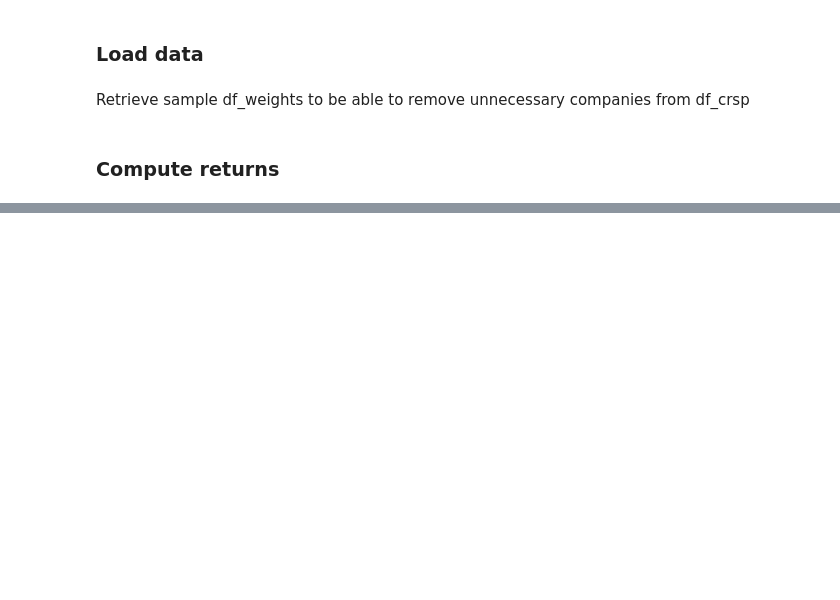
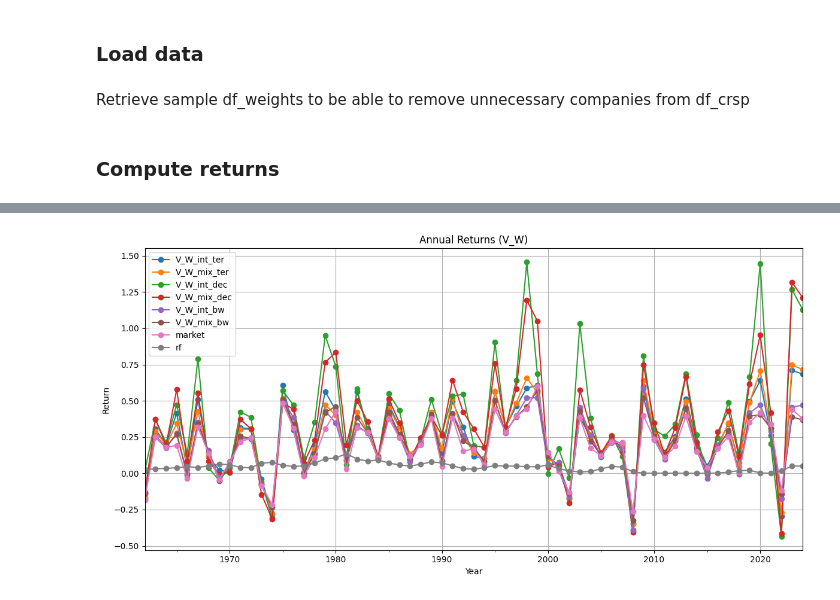
Before and after one commit to christopher-dybdahl/integrated-portfolio-factor-allocation, a Jupyter notebook: notebooks/strategy_returns.ipynb, the cells around one changed output, grey strips where cells are left out. Drawn from its saved outputs; the diff is of its cells as text; code cells hidden in the pictures; blank space fills up the shorter version.

```diff
--- a/notebooks/strategy_returns.ipynb
+++ b/notebooks/strategy_returns.ipynb
@@ -115,0 +148,15 @@ df_ir.to_csv(data_dir / "ir_summary.csv")
+# %%
+# Annual Returns
+# Resample to annual frequency and compound returns
+df_annual = (1 + df_plot).resample("Y").prod() - 1
+
+# Plot
+fig, ax = plt.subplots(figsize=(12, 6))
+df_annual.plot(ax=ax, title=f"Annual Returns ({factor_str})", marker="o")
+ax.set_ylabel("Return")
+ax.set_xlabel("Year")
+ax.grid(True)
+plt.tight_layout()
+plt.show()
+# %% [output]
+[figure, added]
```
Also changed, not shown: parts of 8 cells of this notebook, 6 other files.
